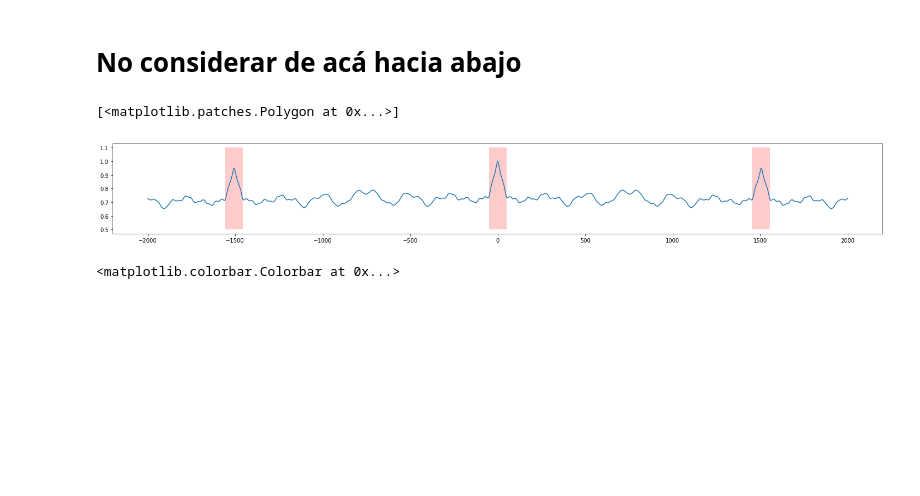
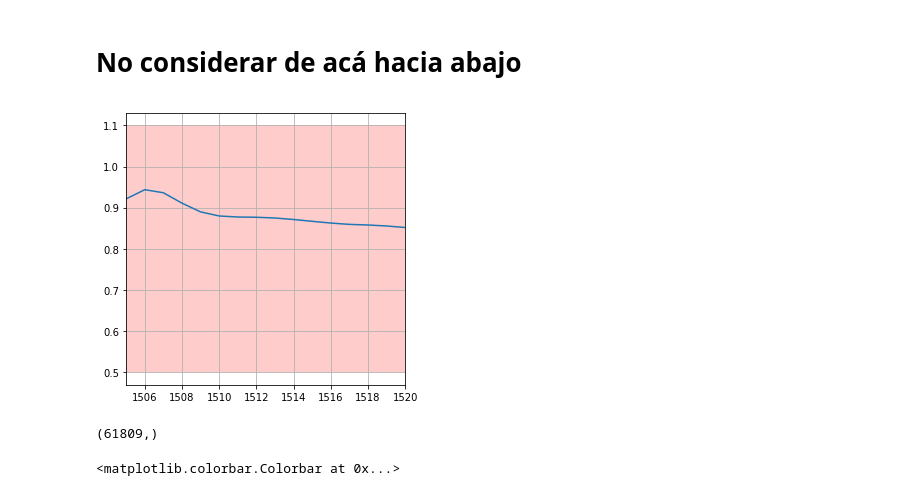
Before and after one commit to iampuero/RetinalPredictability, a Jupyter notebook: Code/Final.ipynb, the cells around one changed output. Cells and saved outputs as stored; diff of their text form; code cells hidden in the pictures; blank space fills up the shorter version.

```diff
--- a/Code/Final.ipynb
+++ b/Code/Final.ipynb
@@ -453,14 +1170,19 @@ LAGS = 1600
 #plt.figure(figsize=(25,3))
 #plt.plot(np.arange(-LAGS,LAGS+1,1),np.sum([autocorrelate(sprates[i],LAGS) for i in range(N)],axis=0)/N)
 # %%
-plt.figure(figsize=(25,3))
-plt.plot(np.arange(-2000,2001),autocorrelate(sprates[5],2000))
+plt.figure(figsize=(5,5))
+plt.plot(np.arange(-2000,2001),autocorrelate(np.sum(RASTER,axis=0),2000))
 plt.fill([-50,-50,50,50],[0.5,1.1,1.1,0.5],"r",alpha=0.2)
 plt.fill([-1556,-1556,-1456,-1456],[0.5,1.1,1.1,0.5],"r",alpha=0.2)
 plt.fill([1556,1556,1456,1456],[0.5,1.1,1.1,0.5],"r",alpha=0.2)
+plt.xlim(1505,1520)
+plt.grid()
 # %% [output]
-[<matplotlib.patches.Polygon at 0x...>]
-[figure, old version]
+[figure, new version]
+# %%
+.shape
+# %% [output]
+(61809,)
 # %%
 spli = np.split(RASTER[120][:-63],41)
 splispr = np.split(spr(RASTER[120],50)[:-13],41)
```
Also changed, not shown: parts of 60 cells of this notebook, 34 other files.
